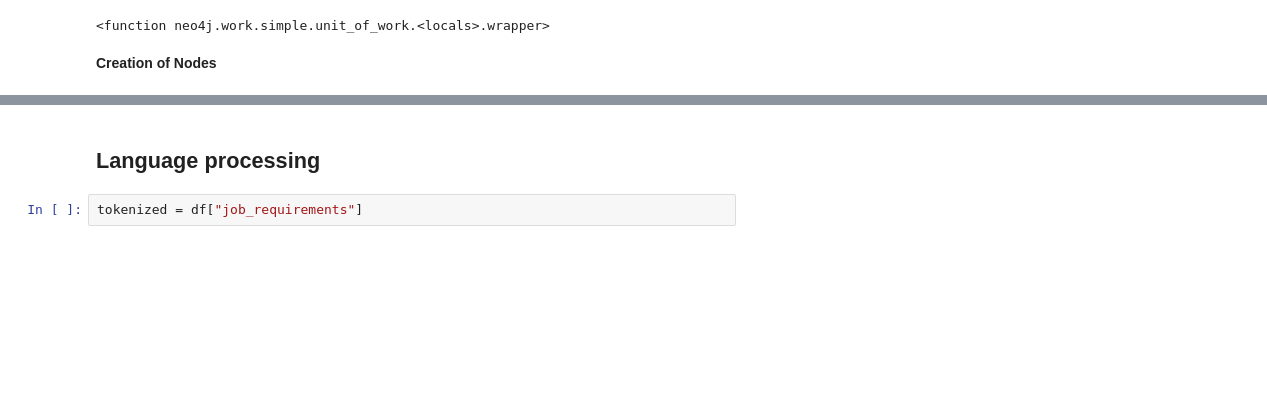
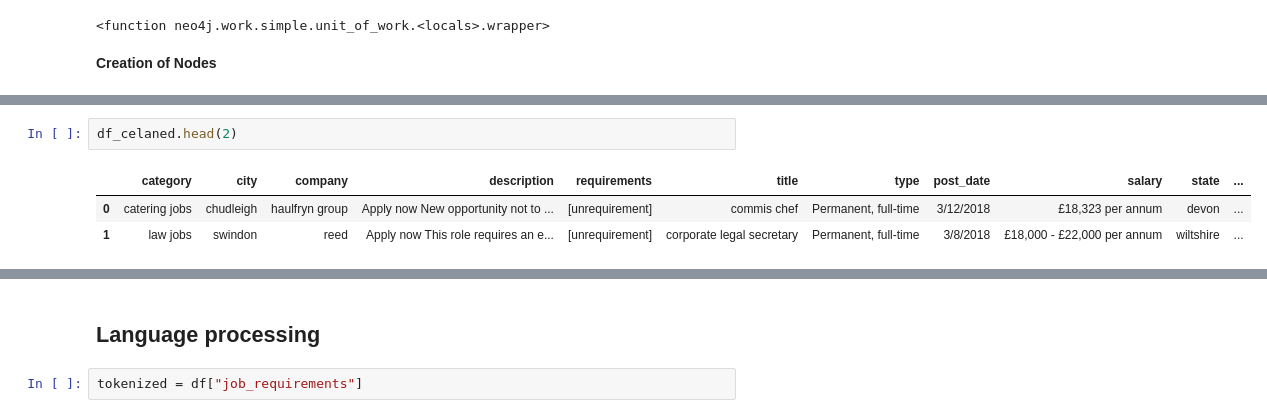
Before and after one commit to EduHdzVillasana/Technical-Test-Torre, a Jupyter notebook: Notebook.ipynb, the cells around one changed output, grey strips where cells are left out. Saved outputs shown, nothing was run; the diff lists cells and outputs as text; blank space fills up the shorter version.

```diff
--- a/Notebook.ipynb
+++ b/Notebook.ipynb
@@ -538,0 +601,6 @@ StopIteration: ignored
+# %%
+df_celaned.head(2)
+# %% [output]
+|  | category | city | company | description | requirements | title | type | post_date | salary | state | ... |
+| 0 | catering jobs | chudleigh | haulfryn group | Apply now New opportunity not to ... | [unrequirement] | commis chef | Permanent, full-time | 3/12/2018 | £18,323 per annum | devon | ... |
+| 1 | law jobs | swindon | reed | Apply now This role requires an e... | [unrequirement] | corporate legal secretary | Permanent, full-time | 3/8/2018 | £18,000 - £22,000 per annum | wiltshire | ... |
```
Also changed, not shown: parts of 34 cells of this notebook.
